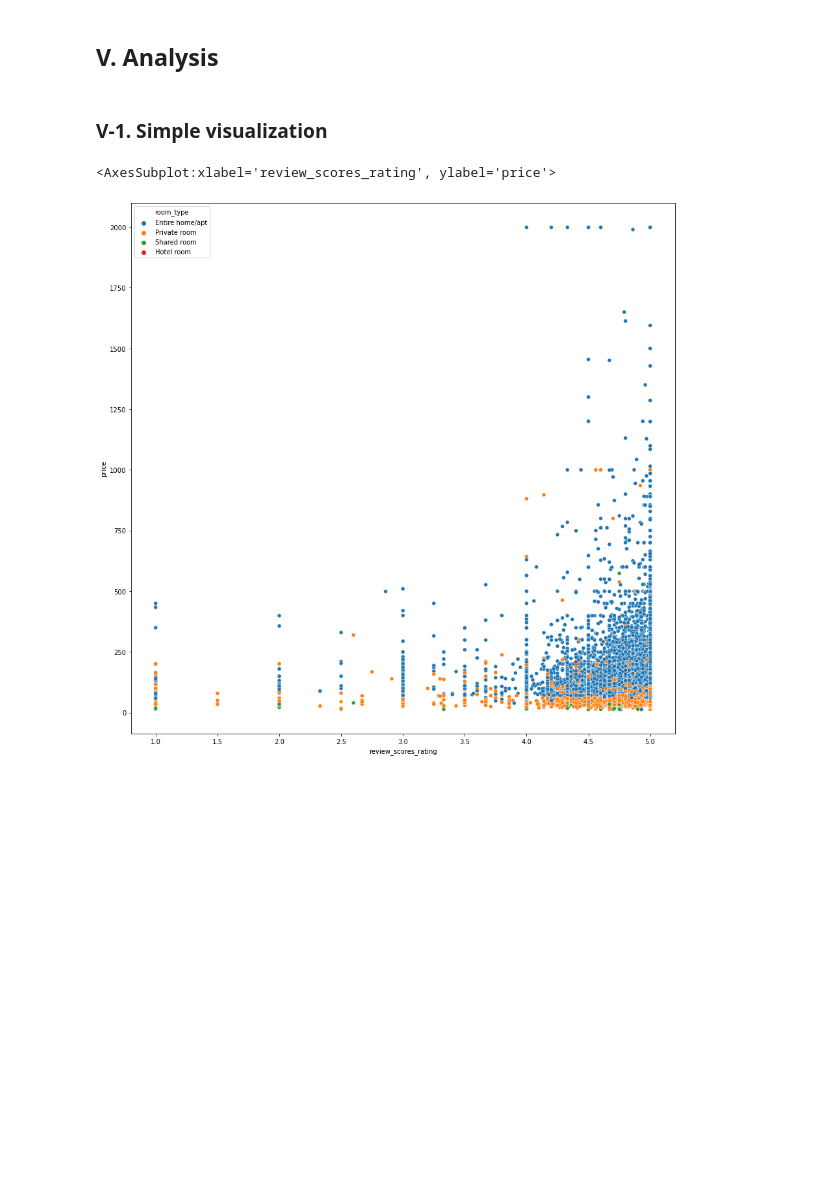
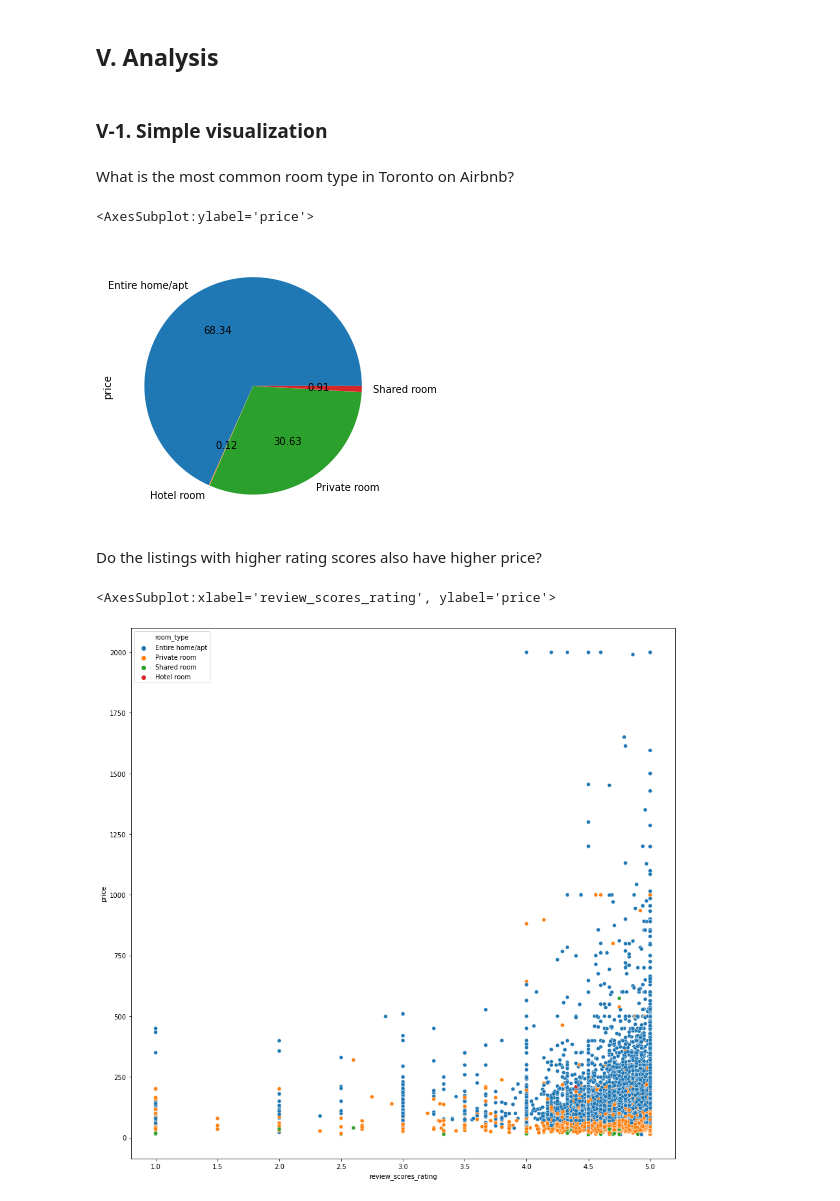
Before and after one commit to dailyLi/airbnb_da, a Jupyter notebook: airbnb_da.ipynb, the cells around one changed output. Saved outputs shown, nothing was run; the diff lists cells and outputs as text; code cells hidden in the pictures; blank space fills up the shorter version.

```diff
--- a/airbnb_da.ipynb
+++ b/airbnb_da.ipynb
@@ -439,6 +435,15 @@ memory usage: 2.3+ MB
 ## V. Analysis
 # %% [markdown]
 ### V-1. Simple visualization
+# %% [markdown]
+What is the most common room type in Toronto on Airbnb?
+# %%
+data_cleaned_4.groupby(['room_type'])['price'].count().plot.pie(figsize=(5,5), autopct="%.2f")
+# %% [output]
+<AxesSubplot:ylabel='price'>
+[figure, added]
+# %% [markdown]
+Do the listings with higher rating scores also have higher price?
 # %%
 plt.figure(figsize=(15,15))
 sns.scatterplot(data = data_cleaned_4, x="review_scores_rating", y="price", hue="room_type")
```
Also changed, not shown: parts of 18 cells of this notebook.
